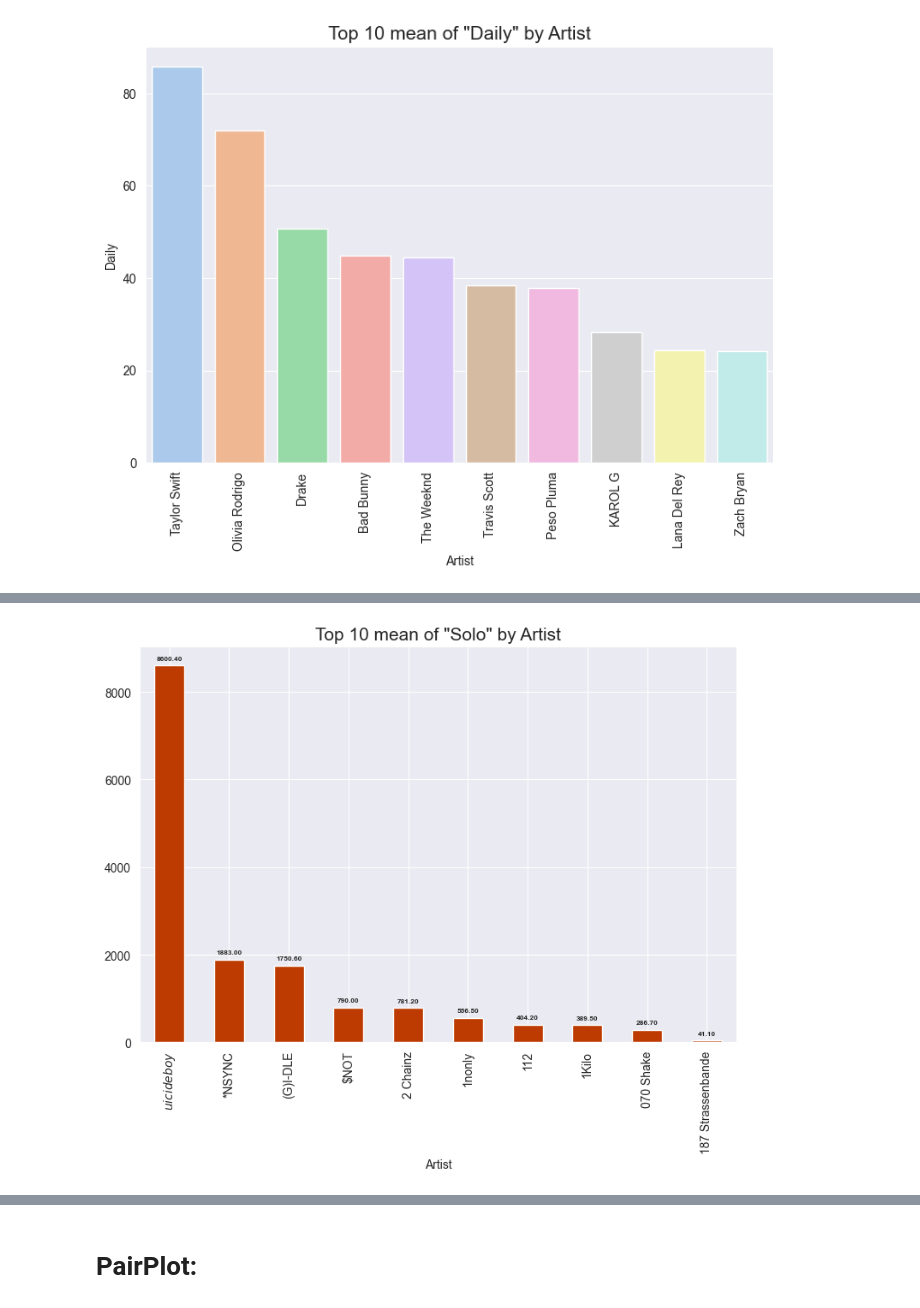
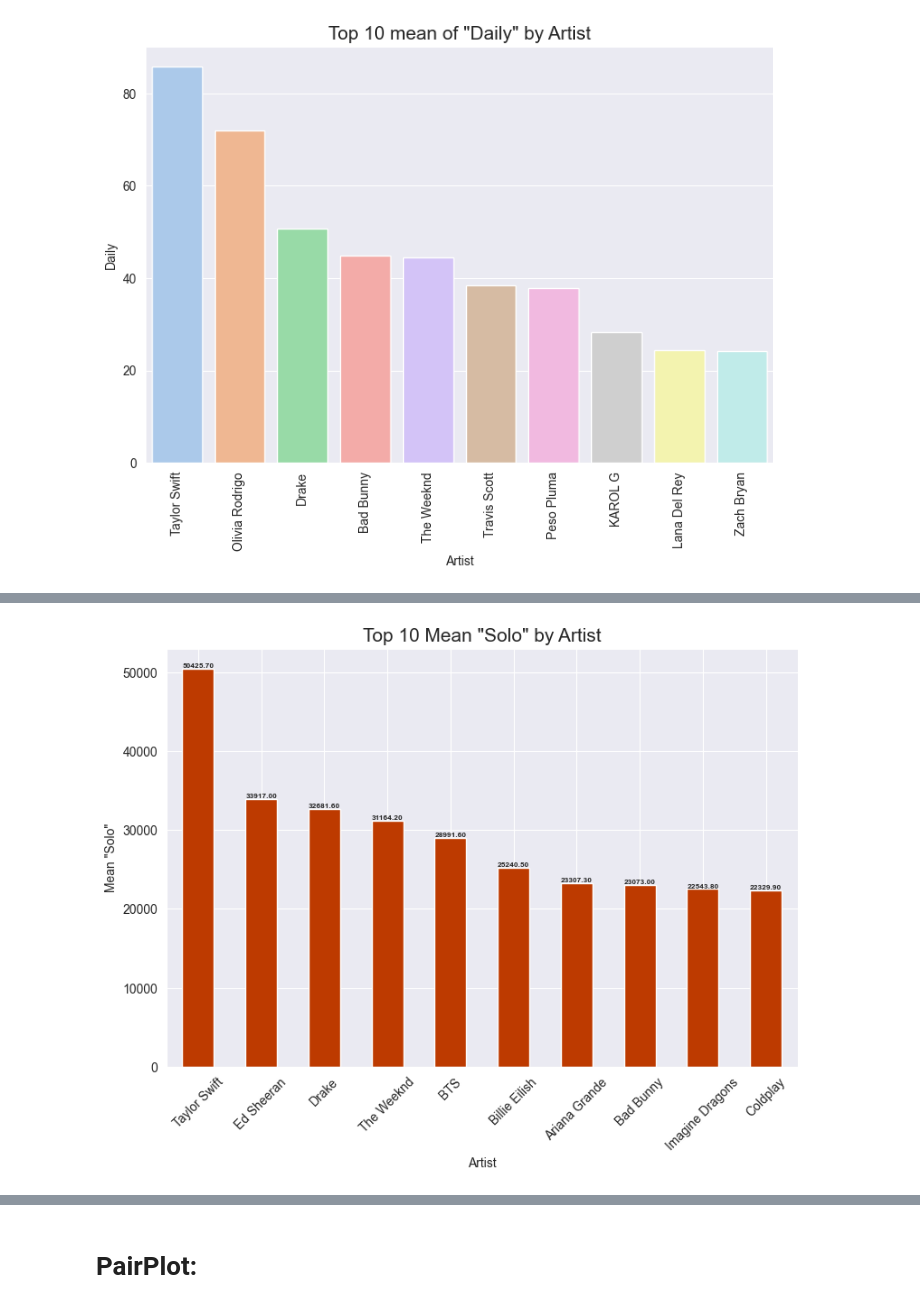
Before and after one commit to Jabsal/SpotifyEDA, a Jupyter notebook: spotify-eda.ipynb, the cells around one changed output, grey strips where cells are left out. Drawn from its saved outputs; the diff is of its cells as text; code cells hidden in the pictures.

```diff
--- a/spotify-eda.ipynb
+++ b/spotify-eda.ipynb
@@ -167,23 +176,19 @@ plt.show()
 # %%
-mean_solo = df.groupby('Artist')['Solo'].mean()[:10]
+mean_solo = df.groupby('Artist')['Solo'].mean().nlargest(10)
 
-fig, ax = plt.subplots(figsize=(9,6))
+plt.figure(figsize=(9, 6))
+mean_solo.plot(kind='bar', color='#BD3A00')
 
-mean_solo.sort_values(ascending=False).plot(kind='bar', color='#BD3A00', ax=ax)
+for idx, value in enumerate(mean_solo):
+    plt.text(idx, value, f'{value:.2f}', ha='center', va='bottom', fontsize=6, weight='bold')
 
-for p in ax.patches:
-    height = p.get_height()
-    ax.annotate(text=f'{height:.2f}',
-               xy = (p.get_x() + p.get_width()/2, height),
-               xytext=(0, 4),
-               textcoords= 'offset points',
-               ha = 'center',
-               va = 'bottom',
-               size=6,
-               weight = 'bold'
-               )
-plt.title('Top 10 mean of "Solo" by Artist', fontdict={'fontsize':15})
+plt.title('Top 10 Mean "Solo" by Artist', fontsize=15)
+
+plt.xlabel('Artist')
+plt.ylabel('Mean "Solo"')
+
+plt.xticks(rotation=45)
 plt.show()
 # %% [output]
-[figure, old version]
+[figure, new version]
 # %%
```
Also changed, not shown: parts of 6 cells of this notebook.
